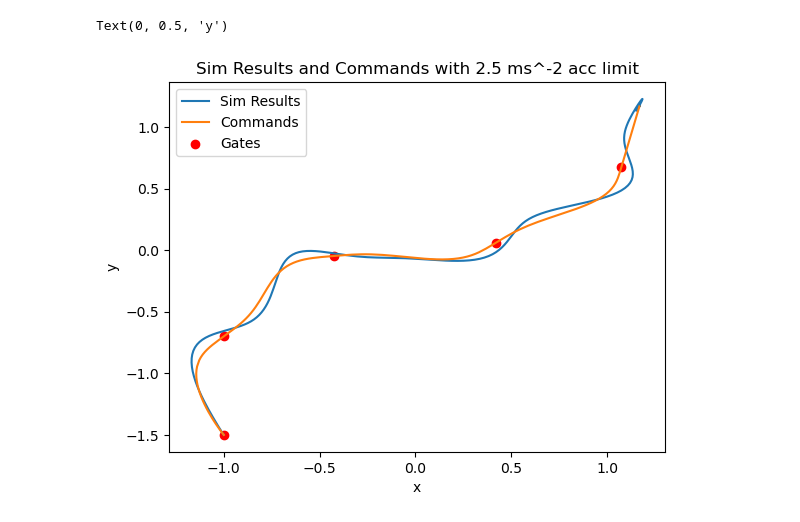
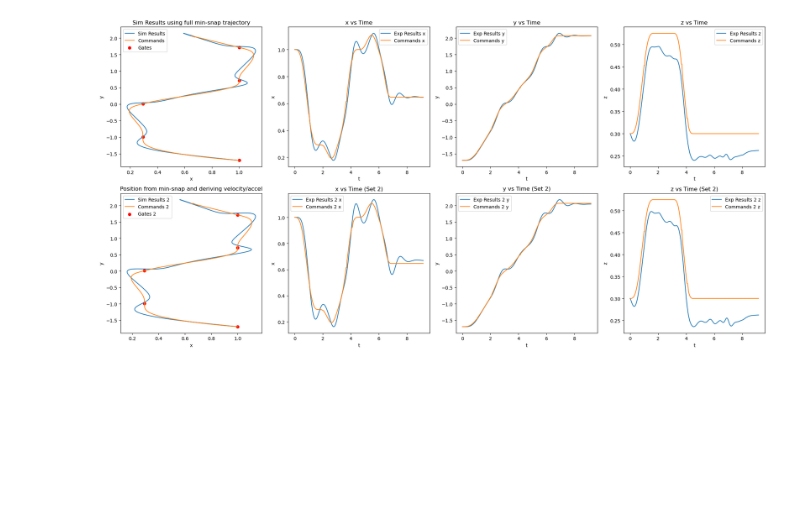
Before and after one commit to sparthaje/quadrotor-diffusion, a Jupyter notebook: sim-data/CompareCmdVicon.ipynb, the cells around one changed output. Drawn from its saved outputs; the diff is of its cells as text; code cells hidden in the pictures; blank space fills up the shorter version.

Commit message:
Testing discretized derivs

```diff
--- a/sim-data/CompareCmdVicon.ipynb
+++ b/sim-data/CompareCmdVicon.ipynb
@@ -3,18 +3,71 @@ import pandas as pd
 import numpy as np
 import matplotlib.pyplot as plt
 # %%
-exp = "exp123"
+exp = "full_state"
 exp_results = pd.read_csv(f'{exp}.csv')
 cmds = pd.read_csv(f'{exp}_cmds.csv')
 gates = pd.read_csv(f'{exp}_gates.csv')
+
+exp2 = "vel_compute"
+exp_results2 = pd.read_csv(f'{exp2}.csv')
+cmds2 = pd.read_csv(f'{exp2}_cmds.csv')
+gates2 = pd.read_csv(f'{exp2}_gates.csv')
-# %%
-plt.plot(exp_results["x"], exp_results["y"], label="Sim Results")
-plt.plot(cmds["x"], cmds["y"], label="Commands")
-plt.scatter(gates["gate_x"], gates["gate_y"], label="Gates", color="red")
-plt.legend()
-plt.title("Sim Results and Commands with 2 ms^-2 acc limit")
-plt.xlabel("x")
-plt.ylabel("y")
-# %% [output]
-Text(0, 0.5, 'y')
-[figure, removed]
+# %%
+import matplotlib.pyplot as plt
+
+# Create subplots: 2 rows, 4 columns
+fig, axs = plt.subplots(2, 4, figsize=(20, 10))
+
+# First row, first column: exp_results, cmds, gates
+axs[0, 0].plot(exp_results["x"], exp_results["y"], label="Sim Results")
+axs[0, 0].plot(cmds["x"], cmds["y"], label="Commands")
+axs[0, 0].scatter(gates["gate_x"], gates["gate_y"], label="Gates", color="red")
+axs[0, 0].legend()
+axs[0, 0].set_title("Sim Results using full min-snap trajectory")
+axs[0, 0].set_xlabel("x")
+axs[0, 0].set_ylabel("y")
+
+# Ensure the width is at least 0.5
+x_min, x_max = axs[0, 0].get_xlim()
+if (x_max - x_min) < 0.5:
+    x_center = (x_max + x_min) / 2
+    axs[0, 0].set_xlim(x_center - 0.25, x_center + 0.25)
+
+# First row: x, y, z vs t for exp_results and cmds
+for i, var in enumerate(['x', 'y', 'z'], start=1):
+    axs[0, i].plot(exp_results['t'], exp_results[var], label=f"Exp Results {var}")
+    axs[0, i].plot(cmds['t'], cmds[var], label=f"Commands {var}")
+    axs[0, i].set_title(f"{var} vs Time")
+    axs[0, i].set_xlabel("t")
+    axs[0, i].set_ylabel(var)
+    axs[0, i].legend()
+
+# Second row, first column: exp_results2, cmds2, gates2
+axs[1, 0].plot(exp_results2["x"], exp_results2["y"], label="Sim Results 2")
+axs[1, 0].plot(cmds2["x"], cmds2["y"], label="Commands 2")
+axs[1, 0].scatter(gates2["gate_x"], gates2["gate_y"], label="Gates 2", color="red")
+axs[1, 0].legend()
+axs[1, 0].set_title("Position from min-snap and deriving velocity/accel")
+axs[1, 0].set_xlabel("x")
+axs[1, 0].set_ylabel("y")
+
+# Ensure the width is at least 0.5 for the second row
+x_min2, x_max2 = axs[1, 0].get_xlim()
+if (x_max2 - x_min2) < 0.5:
+    x_center2 = (x_max2 + x_min2) / 2
+    axs[1, 0].set_xlim(x_center2 - 0.25, x_center2 + 0.25)
+
+# Second row: x, y, z vs t for exp_results2 and cmds2
+for i, var in enumerate(['x', 'y', 'z'], start=1):
+    axs[1, i].plot(exp_results2['t'], exp_results2[var], label=f"Exp Results 2 {var}")
+    axs[1, i].plot(cmds2['t'], cmds2[var], label=f"Commands 2 {var}")
+    axs[1, i].set_title(f"{var} vs Time (Set 2)")
+    axs[1, i].set_xlabel("t")
+    axs[1, i].set_ylabel(var)
+    axs[1, i].legend()
+
+# Adjust layout to prevent overlap
+plt.tight_layout()
+plt.show()
+# %% [output]
+[figure, added]
```
Also changed, not shown: parts of 2 cells of this notebook, 27 other files.
